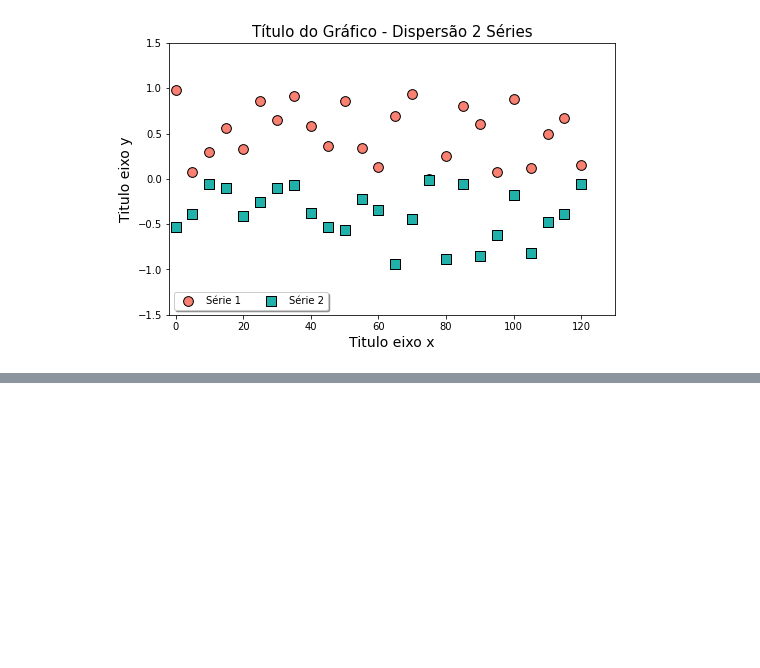
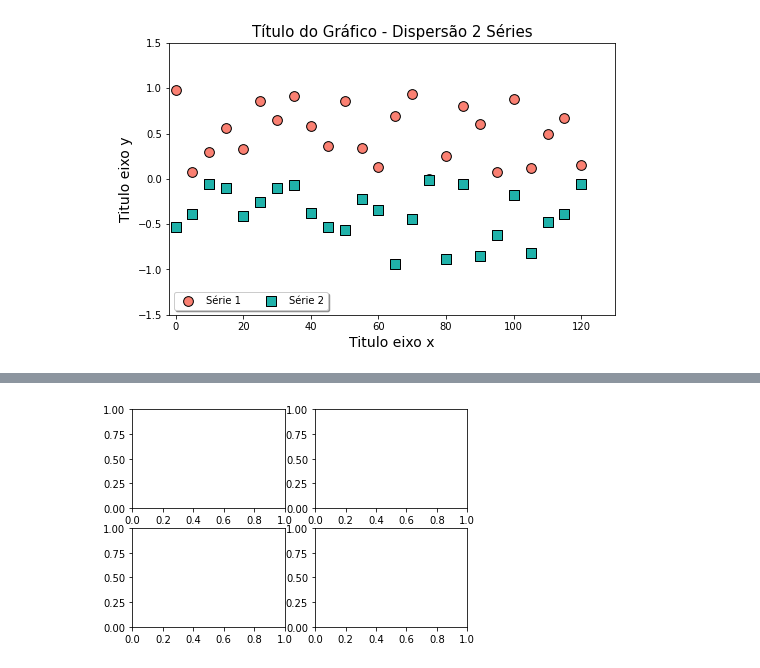
Before and after one commit to RaquelQuei/Data_Viz, a Jupyter notebook: Matplotlib_Viz.ipynb, the cells around one changed output, grey strips where cells are left out. Saved outputs shown, nothing was run; the diff lists cells and outputs as text; code cells hidden in the pictures; blank space fills up the shorter version.

```diff
--- a/Matplotlib_Viz.ipynb
+++ b/Matplotlib_Viz.ipynb
@@ -122,0 +136,5 @@ plt.show()
+# %%
+x = np.arange(0,10, 0.1)
+fig1, f1_axes = plt.subplots(ncols = 2, nrows= 2)
+# %% [output]
+[figure, added]
```
Also changed, not shown: parts of 4 cells of this notebook.
